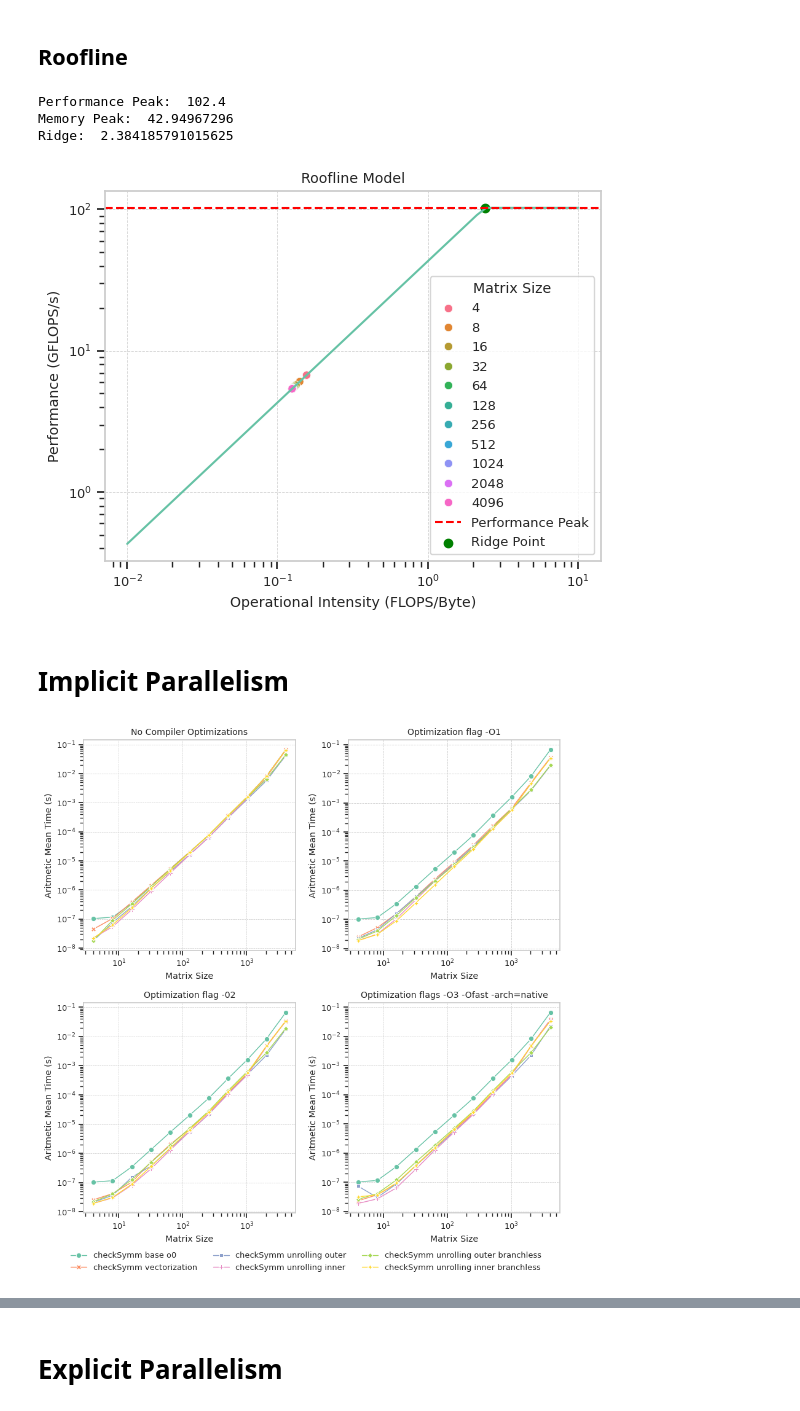
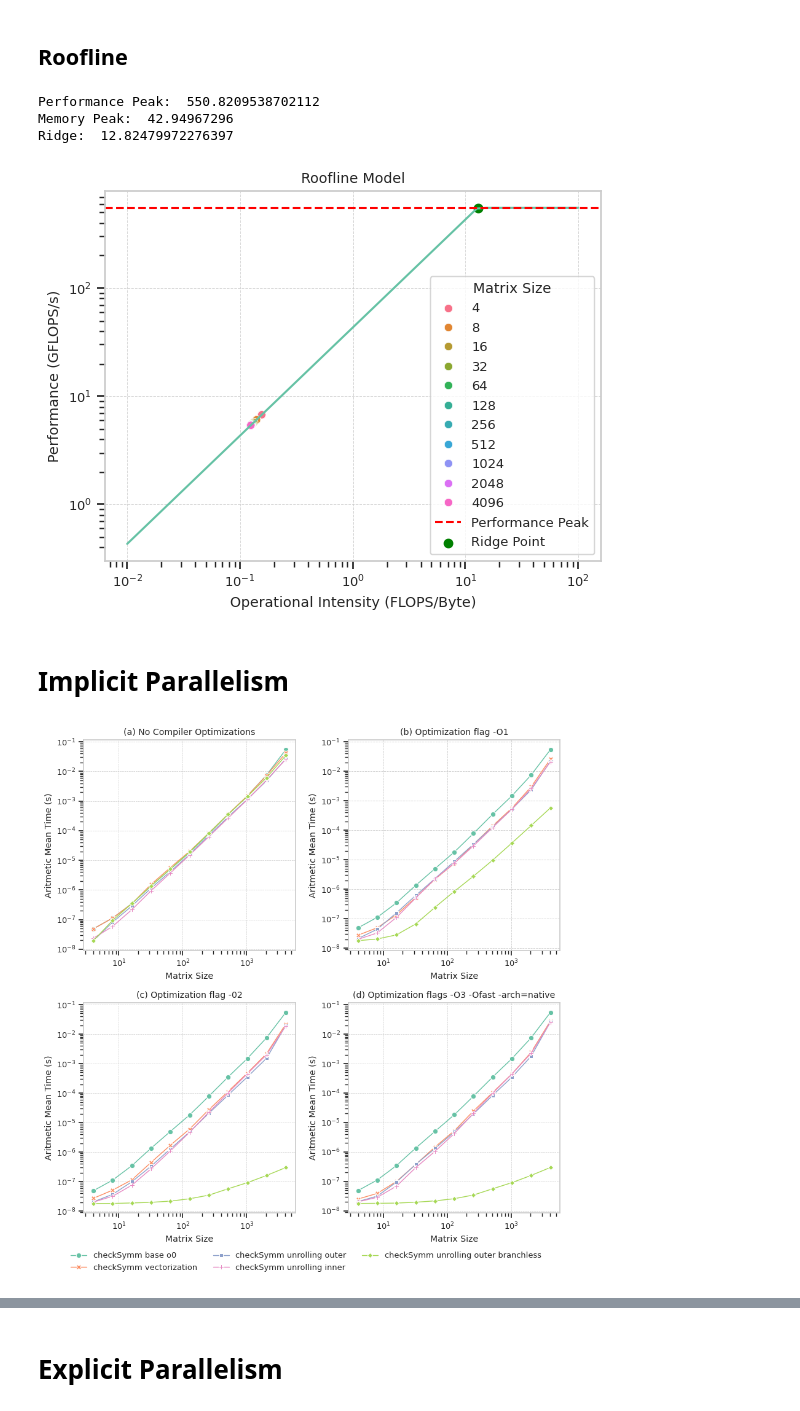
Before and after one commit to San7o/parallel-computing-cpp, a Jupyter notebook: benchmarks/plotting/notebooks/checkSymm.ipynb, the cells around one changed output, grey strips where cells are left out. Saved outputs shown, nothing was run; the diff lists cells and outputs as text; code cells hidden in the pictures.

```diff
--- a/benchmarks/plotting/notebooks/checkSymm.ipynb
+++ b/benchmarks/plotting/notebooks/checkSymm.ipynb
@@ -109,7 +109,8 @@ checkSymm['flops'] = checkSymm.apply(lambda row: row.space * (row.space + 1) / 2
 checkSymm['flopss'] = checkSymm.apply(lambda row: data.flopss(row.flops, row['mean']), axis=1)
 checkSymm['op_intensity'] = checkSymm.apply(lambda row: data.operational_intensity(row.flops, row.space**2/2 * 4 * 2), axis=1) # 2 accesses of 4 bytes
 
-performance_peak: float = data.performance_peak(cluster_data.core_count, cluster_data.clock_speed, cluster_data.flops_per_cycle) # GFLOPS
+#performance_peak: float = data.performance_peak(cluster_data.core_count, cluster_data.clock_speed, cluster_data.flops_per_cycle) # GFLOPS
+performance_peak = 422.7 * 10e3 / 7674 # GLOPS / TOTCORES IN CLUSTER
 memory_peak: float = cluster_data.peak_theoretical_bandwidth
 ridge: float = data.roofing_ridge(performance_peak, memory_peak)
 
@@ -121,7 +122,7 @@ print('Ridge: ', ridge)
 # print(checkSymm)
 
 # roofline data
-operational_intensity = np.logspace(-2, 1, 50)  # generate a bunch of data for the x axys
+operational_intensity = np.logspace(-2, 2, 50)  # generate a bunch of data for the x axys
 df_roofline = pd.DataFrame({
     'name': 'roofline',
     'op_intensity': operational_intensity,
@@ -131,9 +132,9 @@ df_roofline = pd.DataFrame({
 df_roofline['performance'] = np.minimum(df_roofline['performance'], performance_peak)
 #print(df_roofline[307:])
 # %% [output]
-Performance Peak:  102.4
+Performance Peak:  550.8209538702112
 Memory Peak:  42.94967296
-Ridge:  2.384185791015625
+Ridge:  12.82479972276397
 # %%
 # plot
 cs_legend = checkSymm.copy()
@@ -160,22 +161,22 @@ plt.ylabel('Performance (GFLOPS/s)')
 plt.legend(title='Matrix Size', loc='lower right')
 plt.show()
 # %% [output]
-[figure, old version]
+[figure, new version]
 # %% [markdown]
 # Implicit Parallelism
 # %%
 checkSymm_implicit_o0 = raw_data_o0.loc[raw_data_o0.name.isin(['checkSymm vectorization', 'checkSymm unrolling outer',  \
-                                                      'checkSymm unrolling inner', 'checkSymm unrolling outer branchless', \
-                                                      'checkSymm unrolling inner branchless'])].copy()
+                                                      'checkSymm unrolling inner', 'checkSymm unrolling outer branchless' \
+                                                      ])].copy()   # Had to remove unrolling inner branchless bacause of wring implementation
 checkSymm_implicit_o1 = raw_data_o1.loc[raw_data_o1.name.isin(['checkSymm vectorization', 'checkSymm unrolling outer',  \
-                                                      'checkSymm unrolling inner', 'checkSymm unrolling outer branchless', \
-                                                      'checkSymm unrolling inner branchless'])].copy()
+                                                      'checkSymm unrolling inner', 'checkSymm unrolling outer branchless' \
+                                                      ])].copy()
 checkSymm_implicit_o2 = raw_data_o2.loc[raw_data_o2.name.isin(['checkSymm vectorization', 'checkSymm unrolling outer',  \
-                                                      'checkSymm unrolling inner', 'checkSymm unrolling outer branchless', \
-                                                      'checkSymm unrolling inner branchless'])].copy()
+                                                      'checkSymm unrolling inner', 'checkSymm unrolling outer branchless' \
+                                                      ])].copy()
 checkSymm_implicit_o3 = raw_data_o3.loc[raw_data_o3.name.isin(['checkSymm vectorization', 'checkSymm unrolling outer',  \
-                                                      'checkSymm unrolling inner', 'checkSymm unrolling outer branchless', \
-                                                      'checkSymm unrolling inner branchless'])].copy()
+                                                      'checkSymm unrolling inner', 'checkSymm unrolling outer branchless' \
+                                                      ])].copy()
 # %%
 fig, axes = plt.subplots(2, 2, figsize=(10, 10))
 
@@ -188,7 +189,7 @@ lp1 = sns.lineplot(
 
 axes[0][0].set_yscale('log')
 axes[0][0].set_xscale('log')
-axes[0][0].set_title('No Compiler Optimizations')
+axes[0][0].set_title('(a) No Compiler Optimizations')
 axes[0][0].set_xlabel('Matrix Size')
 axes[0][0].set_ylabel('Aritmetic Mean Time (s)')
 axes[0,0].grid(True, which='major', linestyle='--', linewidth=0.5)
@@ -203,7 +204,7 @@ lp2 = sns.lineplot(
 )
 axes[0][1].set_yscale('log')
 axes[0][1].set_xscale('log')
-axes[0][1].set_title('Optimization flag -O1')
+axes[0][1].set_title('(b) Optimization flag -O1')
 axes[0][1].set_xlabel('Matrix Size')
 axes[0][1].set_ylabel('Aritmetic Mean Time (s)')
 axes[0,1].grid(which='major', linestyle='--', linewidth=0.6)
@@ -212,36 +213,37 @@ lp3 = sns.lineplot(
     data=pd.concat([checkSymm, checkSymm_implicit_o2]),
     x="space", y="mean", hue="name", style="name",
     markers=True, dashes=False, ax=axes[1][0], legend=False,
     linewidth = 1
 )
 axes[1][0].set_yscale('log')
 axes[1][0].set_xscale('log')
-axes[1][0].set_title('Optimization flag -02')
+axes[1][0].set_title('(c) Optimization flag -02')
 axes[1][0].set_xlabel('Matrix Size')
 axes[1][0].set_ylabel('Aritmetic Mean Time (s)')
 axes[1,0].grid(which='major', linestyle='--', linewidth=0.5)
 
 lp3 = sns.lineplot(
     data=pd.concat([checkSymm, checkSymm_implicit_o3]),
     x="space", y="mean", hue="name", style="name",
     markers=True, dashes=False, ax=axes[1][1], legend=False,
     linewidth = 1
 )
 axes[1][1].set_yscale('log')
 axes[1][1].set_xscale('log')
-axes[1][1].set_title('Optimization flags -O3 -Ofast -arch=native')
+axes[1][1].set_title('(d) Optimization flags -O3 -Ofast -arch=native')
 axes[1][1].set_xlabel('Matrix Size')
 axes[1][1].set_ylabel('Aritmetic Mean Time (s)')
 axes[1,1].grid(which='major', linestyle='--', linewidth=0.5)
 
 sns.move_legend(
     lp1, "upper center",
     bbox_to_anchor=(1.05, -1.4), ncol=3, title="", frameon=False,
 )
 fig.subplots_adjust(hspace=0.25, wspace=0.25)
+plt.savefig("../images/symm_implicit.svg", format='svg', bbox_inches='tight')
 plt.show()
 # %% [output]
-[figure, old version]
+[figure, new version]
 # %%
 cs_base_o0 = checkSymm_base_o0.copy()
 cs_base_o0['name'] = cs_base_o0.apply(lambda row: row['name'] + ' O0', axis=1)
```
Also changed, not shown: parts of 9 cells of this notebook, 46 other files.
